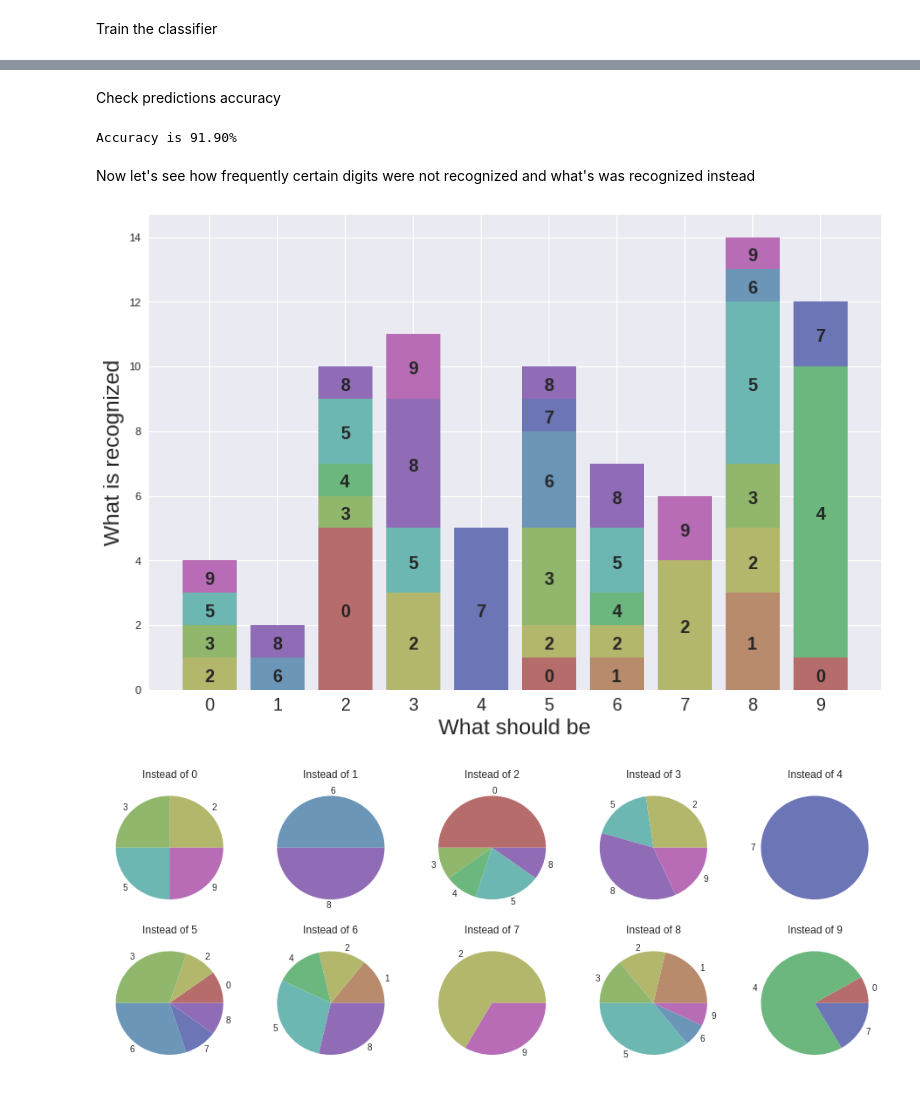
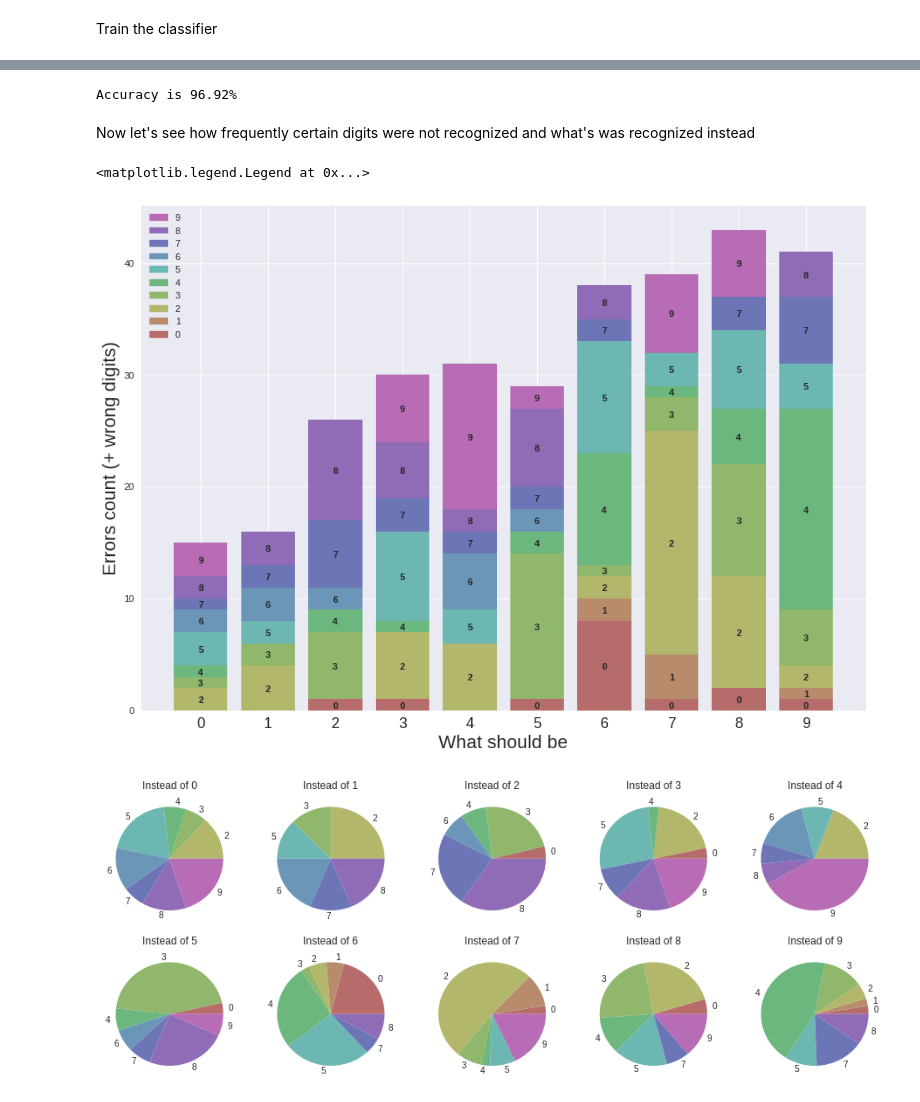
Before and after one commit to ddaletski/Data-Science-Training, a Jupyter notebook: ipython_notebooks/mnist.ipynb, the cells around one changed output, grey strips where cells are left out. Cells and saved outputs as stored; diff of their text form; code cells hidden in the pictures.

```diff
--- a/ipython_notebooks/mnist.ipynb
+++ b/ipython_notebooks/mnist.ipynb
@@ -52,3 +69,8 @@ labels = np.array(labels)
+# %%
+train_images, train_labels = read_mnist(list(range(0, 10)), paths[0], paths[1])
+test_images, test_labels = read_mnist(list(range(0, 10)), paths[2], paths[3])
+images = np.vstack((train_images, test_images))  # put it together for similar filtering
+labels = np.vstack((train_labels, test_labels))
 # %% [markdown]
 Let's try to clean our images by morphology and thresholding
 # %%
@@ -72,12 +93,12 @@ axes[1, 0].set_ylabel("cleaned", size=16)
 # %% [markdown]
 Split data to train and test sets
 # %%
-trainX, testX = np.split(clean_images, [9000])
-trainY, testY = np.split(labels.astype(int), [9000])
+trainX, testX = np.split(clean_images, [60000])
+trainY, testY = np.split(labels.astype(int), [60000])
 # %% [markdown]
 Create multilayer perceptron classifier
 # %%
-clf = MLPClassifier(hidden_layer_sizes=(100, 50, 10)) # 3 hidden layers with 100, 50 and 10 neurons respectively
+clf = MLPClassifier(hidden_layer_sizes=(100, 100, 1000))
 # %% [markdown]
 Train the classifier
 # %%
@@ -97,9 +116,9 @@ predictions = clf.predict(testX)
-# %% [markdown]
-Check predictions accuracy
 # %%
+predictions = clf.predict(testX)
+
 print("Accuracy is {:.2f}%".format(100 * np.sum(predictions == testY.reshape(testY.shape[0])) / predictions.shape[0]))
 # %% [output]
-Accuracy is 91.90%
+Accuracy is 96.92%
 # %% [markdown]
 Now let's see how frequently certain digits were not recognized and what's was recognized instead
 # %%
@@ -108,57 +127,51 @@ def what_is_predicted(predictions, instead_of):
         (predictions.reshape(predictions.shape[0], 1) != testY, testY == instead_of),
         axis=0).reshape(predictions.shape)]
 # %%
-fig, ax = plt.subplots(figsize=(12, 8), dpi=80)
+import matplotlib.patches as mpatches
+
+fig, ax = plt.subplots(figsize=(14, 10), dpi=80)
 colors = [
-    "#EB6B52",
-    "#F4A148",
-    "#F3F448",
-    "#99F448",
-    "#48F494",
-    "#48F4EE",
-    "#4883F4",
-    "#8B48F4",
-    "#D248F4",
-    "#F448A9"
-]
-colors2 = [
     "#B76C6C",
     "#B78B6C",
     "#B3B76C",
     "#90B76C",
     "#6CB77E",
     "#6CB7B2",
     "#6C96B7",
     "#6C76B7",
     "#906CB7",
     "#B76CB5"
 ]
 plt.xticks(np.arange(10), size=16)
 plt.xlabel("What should be", size=20)
-plt.ylabel("What is recognized", size=20)
+plt.ylabel("Errors count (+ wrong digits)", size=20)
 
 
 wrong_numbers = [np.bincount(what_is_predicted(predictions, i)) for i in range(0, 10)]
 result = []
 for i, num in enumerate(wrong_numbers):
     bottom = 0
     for j, error in enumerate(num):
         if error:
-            result.append(ax.bar(i, error, bottom=bottom, color=colors2[j]))
+            result.append(ax.bar(i, error, bottom=bottom, color=colors[j]))
             ax.text(i, bottom + error*0.5 - 0.1, j,
                     verticalalignment='center',
                     horizontalalignment='center',
-                    size=16, weight='bold')
+                    size=10, weight='bold')
+
             bottom += error
+
+ax.legend(handles = [mpatches.Patch(color=colors[i], label=i) for i in reversed(range(10))])
 # %% [output]
+<matplotlib.legend.Legend at 0x...>
-[figure, old version]
+[figure, new version]
 # %%
 fig, axes = plt.subplots(2, 5, figsize=(16, 6))
 
 for i, num in enumerate(wrong_numbers):
     position = (int(i > 4), i % 5)
     labels = list(map(lambda x: str(x) if num[x] > 0 else "", list(range(len(num)))))
-    axes[position].pie(num, labels=labels, colors=colors2)
+    axes[position].pie(num, labels=labels, colors=colors)
     axes[position].set_title("Instead of {:d}".format(i))
 # %% [output]
-[figure, old version]
+[figure, new version]
```
Also changed, not shown: parts of 9 cells of this notebook.
